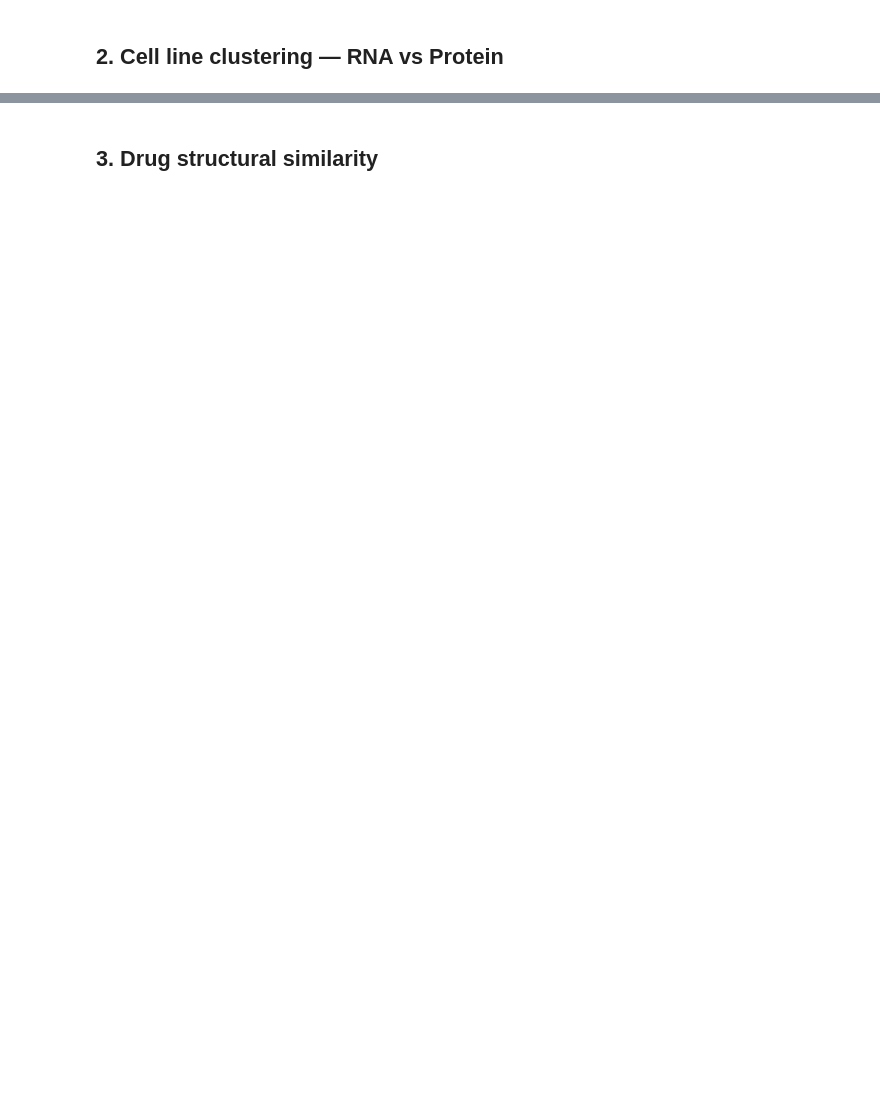
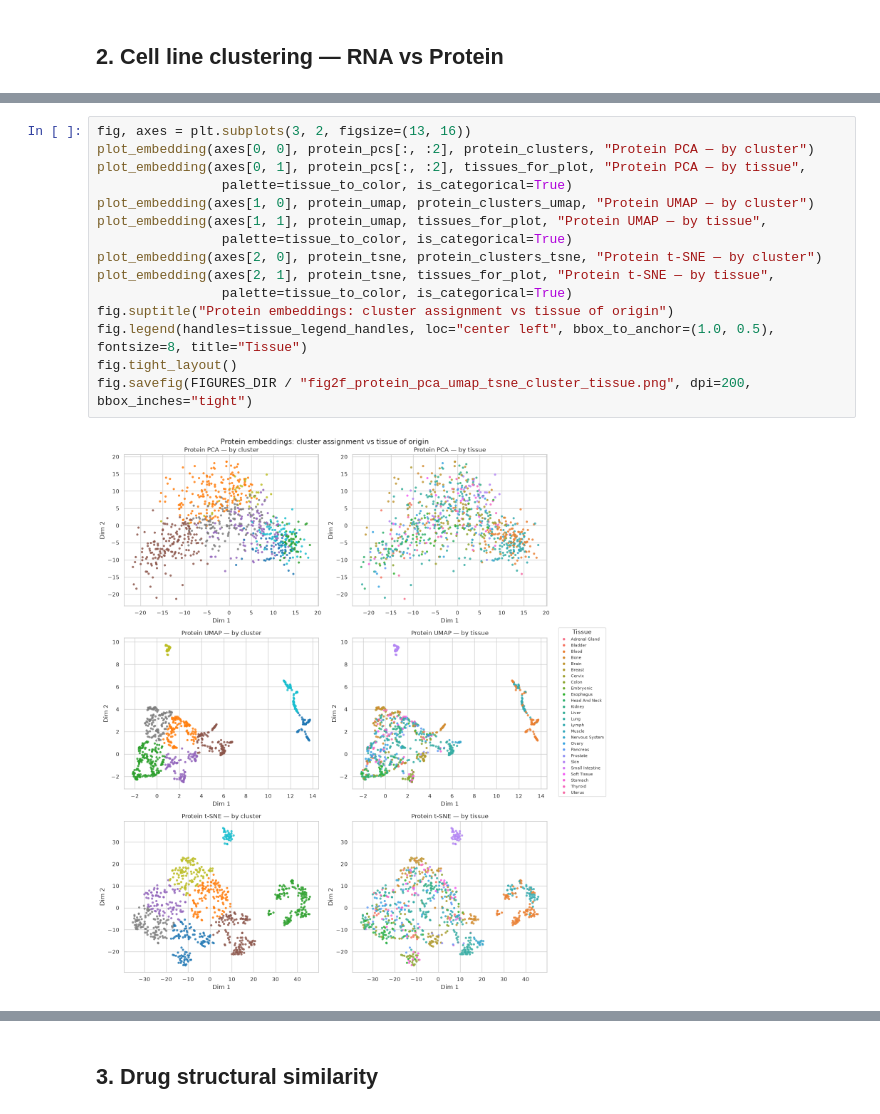
Before and after one commit to fshokor/multiomics-drug-response, a Jupyter notebook: notebooks/03_similarity_clustering.ipynb, the cells around one changed output, grey strips where cells are left out. Cells and saved outputs as stored; diff of their text form; blank space fills up the shorter version.

```diff
--- a/notebooks/03_similarity_clustering.ipynb
+++ b/notebooks/03_similarity_clustering.ipynb
@@ -139,0 +306,17 @@ fig.savefig(FIGURES_DIR / "fig3_cluster_agreement_heatmap.png", dpi=200, bbox_in
+# %%
+fig, axes = plt.subplots(3, 2, figsize=(13, 16))
+plot_embedding(axes[0, 0], protein_pcs[:, :2], protein_clusters, "Protein PCA — by cluster")
+plot_embedding(axes[0, 1], protein_pcs[:, :2], tissues_for_plot, "Protein PCA — by tissue",
+                palette=tissue_to_color, is_categorical=True)
+plot_embedding(axes[1, 0], protein_umap, protein_clusters_umap, "Protein UMAP — by cluster")
+plot_embedding(axes[1, 1], protein_umap, tissues_for_plot, "Protein UMAP — by tissue",
+                palette=tissue_to_color, is_categorical=True)
+plot_embedding(axes[2, 0], protein_tsne, protein_clusters_tsne, "Protein t-SNE — by cluster")
+plot_embedding(axes[2, 1], protein_tsne, tissues_for_plot, "Protein t-SNE — by tissue",
+                palette=tissue_to_color, is_categorical=True)
+fig.suptitle("Protein embeddings: cluster assignment vs tissue of origin")
+fig.legend(handles=tissue_legend_handles, loc="center left", bbox_to_anchor=(1.0, 0.5), fontsize=8, title="Tissue")
+fig.tight_layout()
+fig.savefig(FIGURES_DIR / "fig2f_protein_pca_umap_tsne_cluster_tissue.png", dpi=200, bbox_inches="tight")
+# %% [output]
+[figure, added]
```
Also changed, not shown: parts of 28 cells of this notebook, 11 other files.
